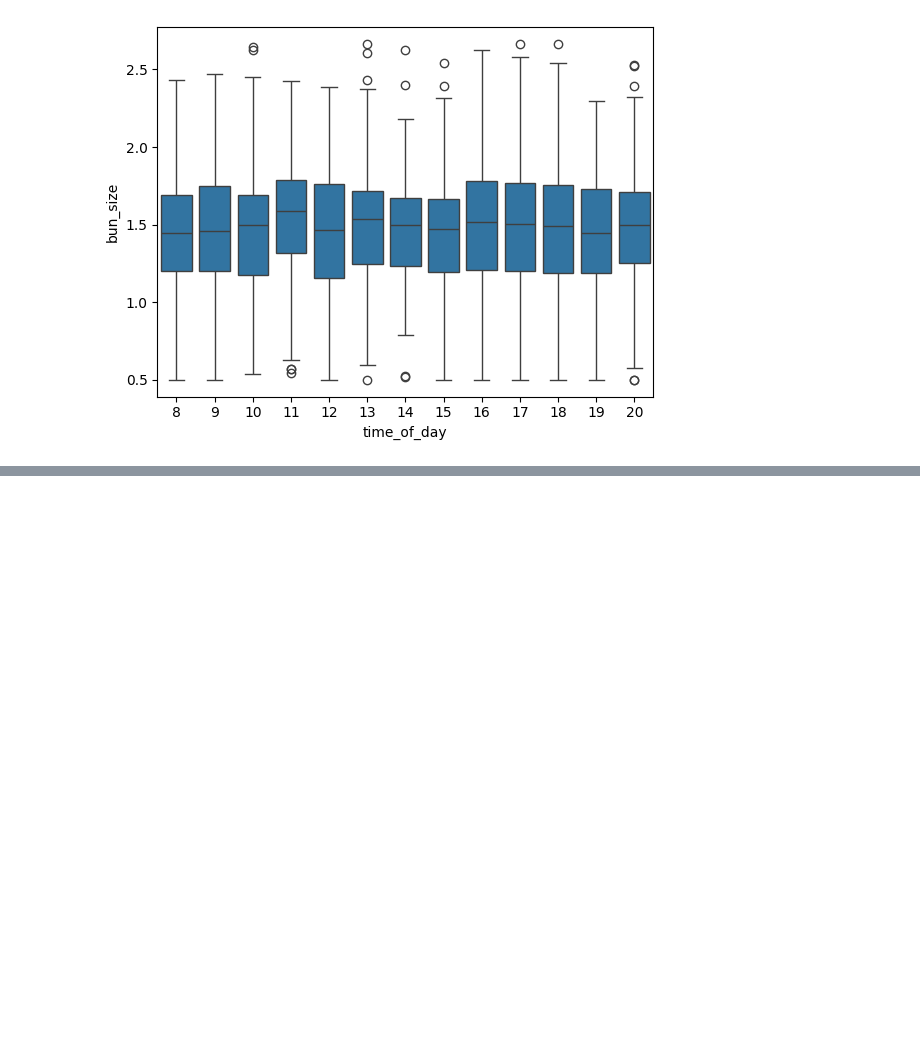
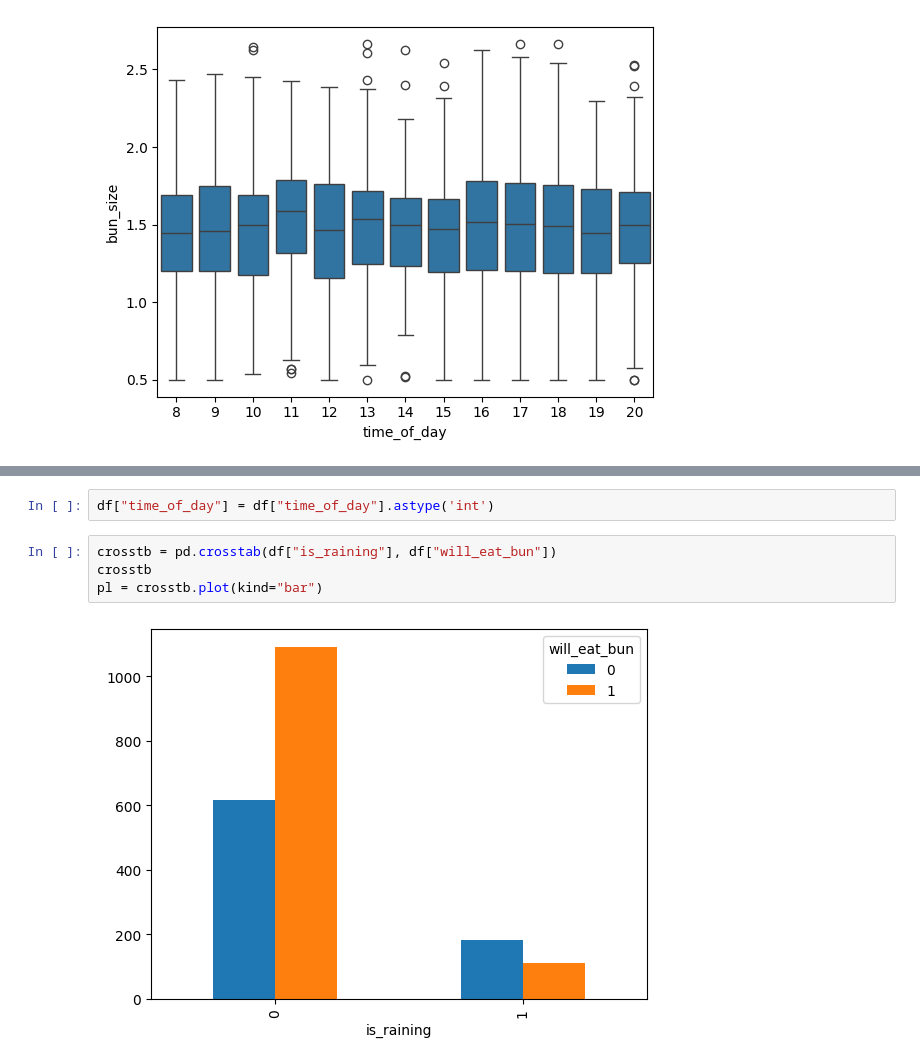
Before and after one commit to Ankitchawla3123/Advance-classification-Practical-, a Jupyter notebook: Assignment1/Dataset1.ipynb, the cells around one changed output, grey strips where cells are left out. Cells and saved outputs as stored; diff of their text form; blank space fills up the shorter version.

```diff
--- a/Assignment1/Dataset1.ipynb
+++ b/Assignment1/Dataset1.ipynb
@@ -205,0 +264,8 @@ sns.boxplot(x=df['time_of_day'],y=df["bun_size"])
+# %%
+df["time_of_day"] = df["time_of_day"].astype('int')
+# %%
+crosstb = pd.crosstab(df["is_raining"], df["will_eat_bun"])
+crosstb
+pl = crosstb.plot(kind="bar")
+# %% [output]
+[figure, added]
```
Also changed, not shown: parts of 12 cells of this notebook.
